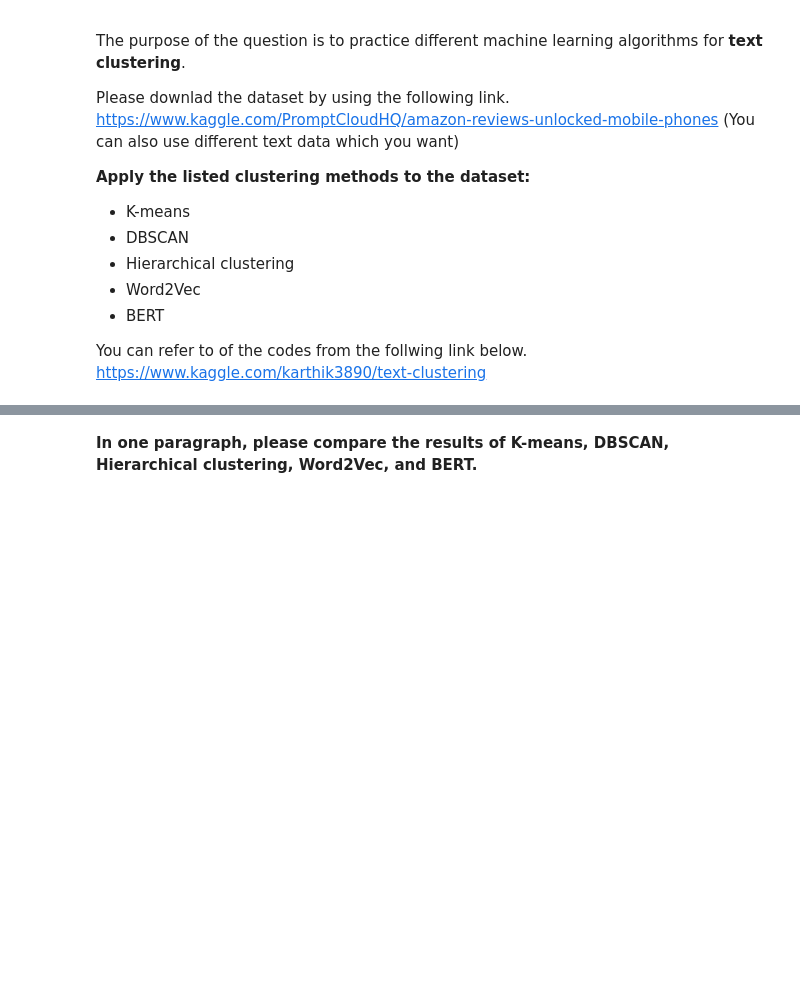
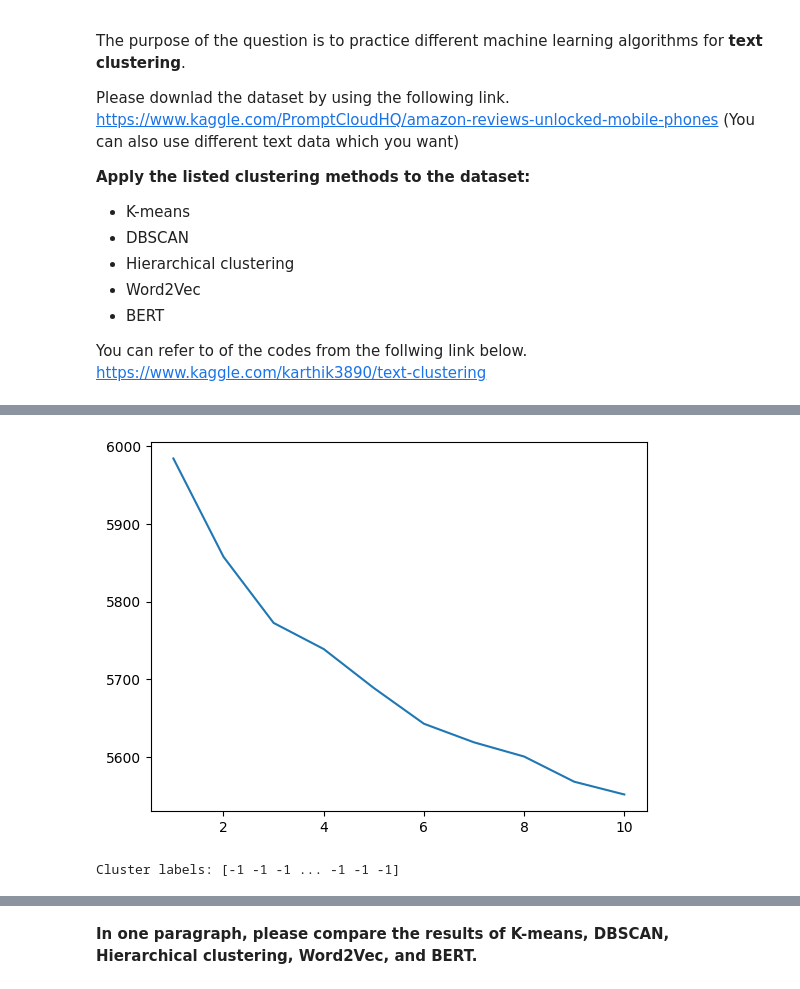
Before and after one commit to kahosadi/INFO5731_Spring_2024, a Jupyter notebook: Christopher_Nelfrits_Exercise_05.ipynb, the cells around one changed output, grey strips where cells are left out. Drawn from its saved outputs; the diff is of its cells as text; code cells hidden in the pictures; blank space fills up the shorter version.

```diff
--- a/Christopher_Nelfrits_Exercise_05.ipynb
+++ b/Christopher_Nelfrits_Exercise_05.ipynb
@@ -114,6 +1108,12 @@ https://www.kaggle.com/karthik3890/text-clustering
 # %%
 # Write your code here
 import pandas as pd
+import nltk
+from nltk.corpus import stopwords
+nltk.download('stopwords')
+nltk.download('punkt')
+import string
+from nltk.tokenize import word_tokenize
 
 from google.colab import drive
 drive.mount('drive', force_remount=True)
@@ -123,5 +1123,8 @@ phone_review = pd.read_csv("/content/drive/My Drive/Amazon_Unlocked_Mobile.csv")
 
 print([phone_review.shape])
 
-phone_review.head()
+#sampling
+phone_review = phone_review.head(10000)
+
+print([phone_review.shape])
 # %% [output]
@@ -135,0 +1245,52 @@ Mounted at drive
+# %%
+import matplotlib.pyplot as plt
+
+wcss = []
+
+for i in range(1, 11):
+    clustering = KMeans(n_clusters=i, init='k-means++', random_state=42)
+    clustering.fit(X_train_count)
+    wcss.append(clustering.inertia_)
+
+ks = [1, 2, 3, 4, 5, 6, 7, 8, 9, 10]
+
+import seaborn as sns
+sns.lineplot(x = ks, y = wcss);
+# %% [output]
+[figure, added]
+# %%
+#DBSCAN
+import numpy as np
+from sklearn.cluster import DBSCAN
+import matplotlib.pyplot as plt
+
+count_vect = TfidfVectorizer()
+X_train_count = count_vect.fit_transform(phone_review["Reviews"])
+
+dbscan = DBSCAN(eps=0.3, min_samples=2)
+labels = dbscan.fit_predict(X_train_count)
+
+print("Cluster labels:", labels)
+
+#print("Predicted clusters for new data:", dbscan.predict(count_vect.transform(df_test_X)))
+
+#print("Top terms per cluster:")
+#order_centroids = dbscan.cluster_centers_.argsort()[:, ::-1]
+
+#terms = count_vect.get_feature_names_out()
+#for i in range(n_cluster):
+#    print("Cluster %d:" % i, end='')
+#    for ind in order_centroids[i, :5]:
+#        print(' %s' % terms[ind], end='')
+#        print()
+
+#df = phone_review
+#df['Bow Clus Label'] = kmeans.labels_
+
+#plt.bar([x for x in range(n_cluster)], df.groupby(['Bow Clus Label'])['Reviews'].count(), alpha = 0.4)
+#plt.title('DBSCAN Clusters')
+#plt.xlabel("Cluster number")
+#plt.ylabel("Number of points")
+#plt.show()
+# %% [output]
+Cluster labels: [-1 -1 -1 ... -1 -1 -1]
```
Also changed, not shown: parts of 33 cells of this notebook.
